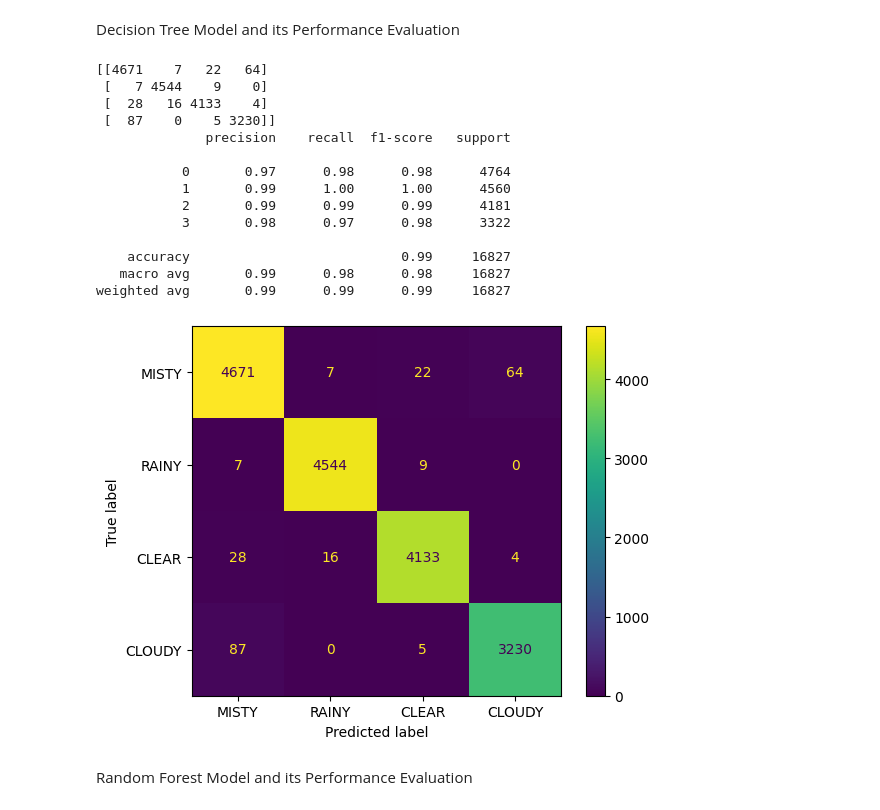
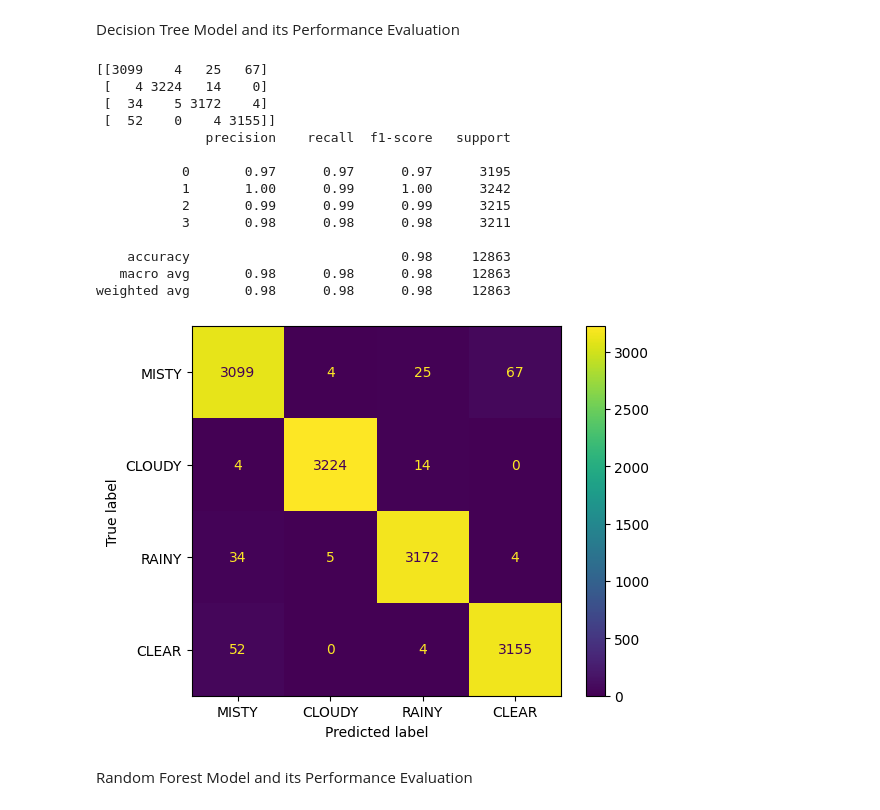
Before and after one commit to anjithababuraj/Projects, a Jupyter notebook: Indian_Weather_Repository.ipynb, the cells around one changed output. Cells and saved outputs as stored; diff of their text form; code cells hidden in the pictures.

```diff
--- a/Indian_Weather_Repository.ipynb
+++ b/Indian_Weather_Repository.ipynb
@@ -632,0 +654,4 @@ sns.boxplot(x='moon_illumination',y='weather',data=new_data)
+# %%
+lst=['temperature_fahrenheit','wind_degree','pressure_mb','humidity','cloud','air_quality_us-epa-index','moon_illumination']
+for i in lst:
+  new_data=outlier_det(new_data,i)
@@ -796,9 +842,7 @@ K Nearest Neighbors Model and its Performance Evaluation
 # %%
-from sklearn.neighbors import KNeighborsClassifier
-from sklearn.metrics import confusion_matrix,ConfusionMatrixDisplay,classification_report
 # Hyper Parameter Tuning
-from sklearn.model_selection import GridSearchCV
-clf=KNeighborsClassifier()
-pmtr={'n_neighbors':[3,5,7,9,11],'weights':['uniform','distance']}
-gd=GridSearchCV(clf,pmtr,cv=10,scoring='accuracy')  # CV = CrossValidation
-gd.fit(x_train,y_train)
+# from sklearn.model_selection import GridSearchCV
+# clf=KNeighborsClassifier()
+# pmtr={'n_neighbors':[3,5,7,9,11],'weights':['uniform','distance']}
+# gd=GridSearchCV(clf,pmtr,cv=10,scoring='accuracy')  # CV = CrossValidation
+# gd.fit(x_train,y_train)
@@ -814,10 +851,10 @@ print(gd.best_params_)
 # %%
-k_model=KNeighborsClassifier(n_neighbors=7,weights='distance')
+k_model=KNeighborsClassifier(n_neighbors=11,weights='distance')
 k_model.fit(x_train,y_train)
 y_pred1=k_model.predict(x_test)
 mat=confusion_matrix(y_test,y_pred1)
 print(mat)
-dis=ConfusionMatrixDisplay(mat,display_labels=['MISTY','RAINY','CLEAR','CLOUDY'])
+dis=ConfusionMatrixDisplay(mat,display_labels=['MISTY','CLOUDY','RAINY','CLEAR'])
 dis.plot()
 print(classification_report(y_test,y_pred1))
 # %% [output]
@@ -841,10 +875,0 @@ Naive Bayes Model and its Performance Evaluation
-# %%
-from sklearn.naive_bayes import GaussianNB
-n_model=GaussianNB()
-n_model.fit(x_train,y_train)
-y_pred2=n_model.predict(x_test)
-mat=confusion_matrix(y_test,y_pred2)
-print(mat)
-dis=ConfusionMatrixDisplay(mat,display_labels=['MISTY','RAINY','CLEAR','CLOUDY'])
-dis.plot()
-print(classification_report(y_test,y_pred2))
@@ -897,30 +906,30 @@ Decision Tree Model and its Performance Evaluation
 # %%
 from sklearn.tree import DecisionTreeClassifier
 t_model=DecisionTreeClassifier()
 t_model.fit(x_train,y_train)
 y_pred4=t_model.predict(x_test)
 mat=confusion_matrix(y_test,y_pred4)
 print(mat)
-dis=ConfusionMatrixDisplay(mat,display_labels=['MISTY','RAINY','CLEAR','CLOUDY'])
+dis=ConfusionMatrixDisplay(mat,display_labels=['MISTY','CLOUDY','RAINY','CLEAR'])
 dis.plot()
 print(classification_report(y_test,y_pred4))
 # since it has large no. of features, creation of tree is difficult
 # %% [output]
-[[4671    7   22   64]
- [   7 4544    9    0]
- [  28   16 4133    4]
- [  87    0    5 3230]]
+[[3099    4   25   67]
+ [   4 3224   14    0]
+ [  34    5 3172    4]
+ [  52    0    4 3155]]
               precision    recall  f1-score   support
 
-           0       0.97      0.98      0.98      4764
-           1       0.99      1.00      1.00      4560
-           2       0.99      0.99      0.99      4181
-           3       0.98      0.97      0.98      3322
+           0       0.97      0.97      0.97      3195
+           1       1.00      0.99      1.00      3242
+           2       0.99      0.99      0.99      3215
+           3       0.98      0.98      0.98      3211
 
-    accuracy                           0.99     16827
-   macro avg       0.99      0.98      0.98     16827
-weighted avg       0.99      0.99      0.99     16827
+    accuracy                           0.98     12863
+   macro avg       0.98      0.98      0.98     12863
+weighted avg       0.98      0.98      0.98     12863
-[figure, old version]
+[figure, new version]
 # %% [markdown]
 Random Forest Model and its Performance Evaluation
 # %%
```
Also changed, not shown: parts of 72 cells of this notebook.
